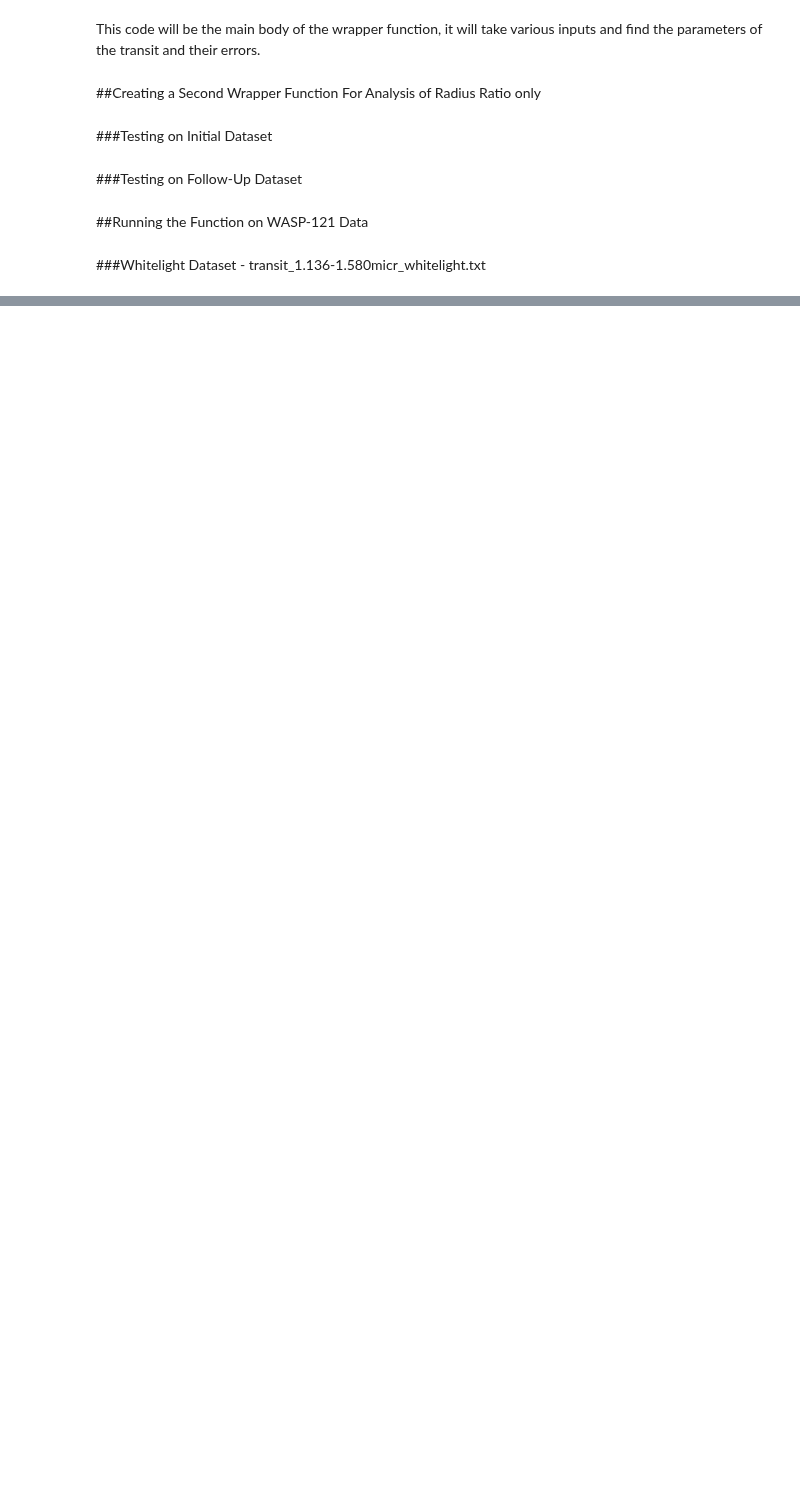
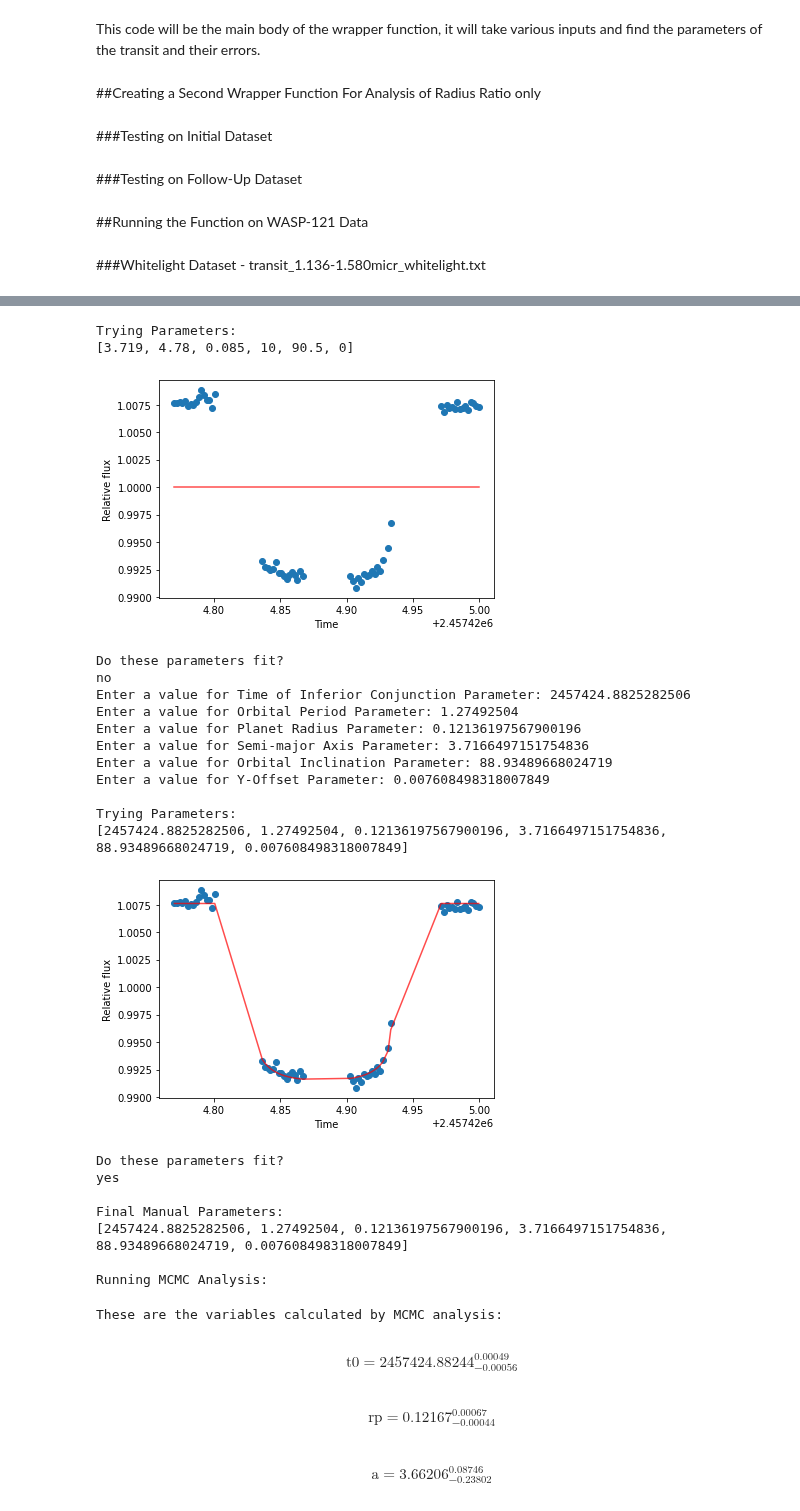
Before and after one commit to Hamza-Suleman/transiting-exoplanets, a Jupyter notebook: Wrapper_Function.ipynb, the cells around one changed output, grey strips where cells are left out. Drawn from its saved outputs; the diff is of its cells as text; code cells hidden in the pictures; blank space fills up the shorter version.

```diff
--- a/Wrapper_Function.ipynb
+++ b/Wrapper_Function.ipynb
@@ -379,0 +391,29 @@ print(whitelight_params)
+# %%
+transit_test_two = transit_analysis("https://raw.githubusercontent.com/Hamza-Suleman/transiting-exoplanets/main/WASP-121%20Raw%20Data/transit_1.136-1.155micr.txt")
+# %% [output]
+Trying Parameters:
+[3.719, 4.78, 0.085, 10, 90.5, 0]
+[figure, added]
+Do these parameters fit?
+no
+Enter a value for Time of Inferior Conjunction Parameter: 2457424.8825282506
+Enter a value for Orbital Period Parameter: 1.27492504
+Enter a value for Planet Radius Parameter: 0.12136197567900196
+Enter a value for Semi-major Axis Parameter: 3.7166497151754836
+Enter a value for Orbital Inclination Parameter: 88.93489668024719
+Enter a value for Y-Offset Parameter: 0.007608498318007849
+
+Trying Parameters:
+[2457424.8825282506, 1.27492504, 0.12136197567900196, 3.7166497151754836, 88.93489668024719, 0.007608498318007849]
+[figure, added]
+Do these parameters fit?
+yes
+
+Final Manual Parameters:
+[2457424.8825282506, 1.27492504, 0.12136197567900196, 3.7166497151754836, 88.93489668024719, 0.007608498318007849]
+
+Running MCMC Analysis:
+These are the variables calculated by MCMC analysis:
+$$\mathrm{t0} = 2457424.88244_{-0.00056}^{0.00049}$$
+$$\mathrm{rp} = 0.12167_{-0.00044}^{0.00067}$$
+$$\mathrm{a} = 3.66206_{-0.23802}^{0.08746}$$
```
Also changed, not shown: parts of 9 cells of this notebook.
